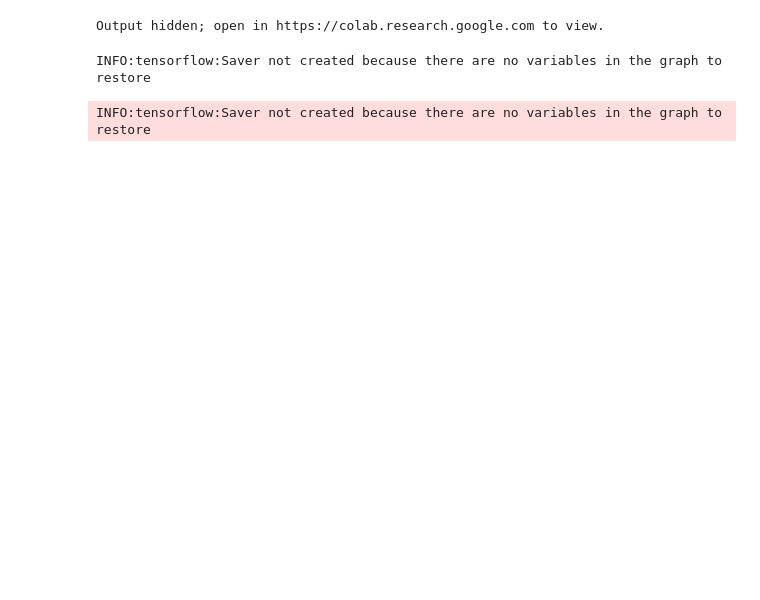
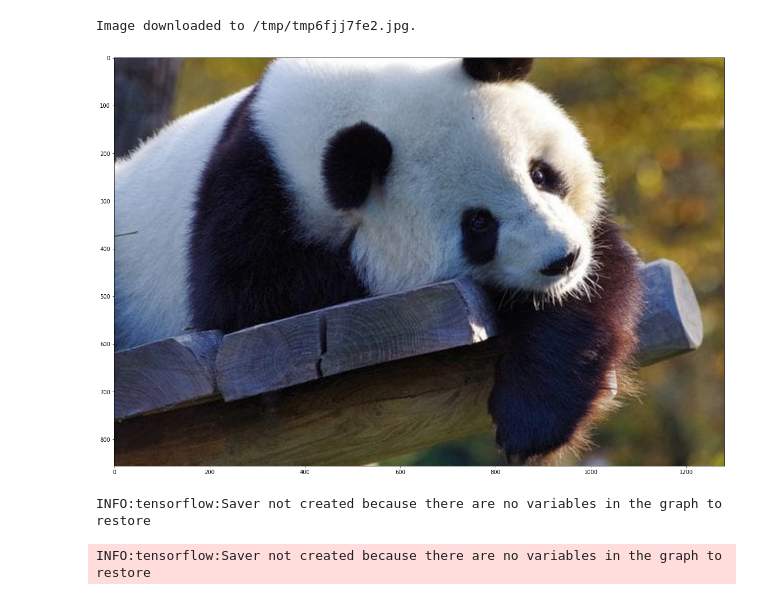
Before and after one commit to Rohith04MVK/Flask-Object-Detection-App, a Jupyter notebook: src/main.ipynb, the cells around one changed output. Drawn from its saved outputs; the diff is of its cells as text; code cells hidden in the pictures; blank space fills up the shorter version.

```diff
--- a/src/main.ipynb
+++ b/src/main.ipynb
@@ -112,11 +108,12 @@ def draw_boxes(image, boxes, class_names, scores, max_boxes=10, min_score=0.1):
           display_str_list=[display_str])
       np.copyto(image, np.array(image_pil))
   return image
-# %%
-image_url = "https://upload.wikimedia.org/wikipedia/commons/6/60/Naxos_Taverna.jpg"
-downloaded_image_path = download_and_resize_image(image_url, 1280, 856, True)
-# %% [output]
-Output hidden; open in https://colab.research.google.com to view.
+# %%
+image_url = "https://www.trafalgar.com/real-word/wp-content/uploads/sites/3/2019/10/giant-panda-750x400.jpg"
+downloaded_image_path = download_and_resize_image(image_url, 1280, 856, True)
+# %% [output]
+Image downloaded to /tmp/tmp6fjj7fe2.jpg.
+[figure, added]
 # %%
 module_handle = "https://tfhub.dev/google/faster_rcnn/openimages_v4/inception_resnet_v2/1"
 
```
Also changed, not shown: parts of 3 cells of this notebook.
